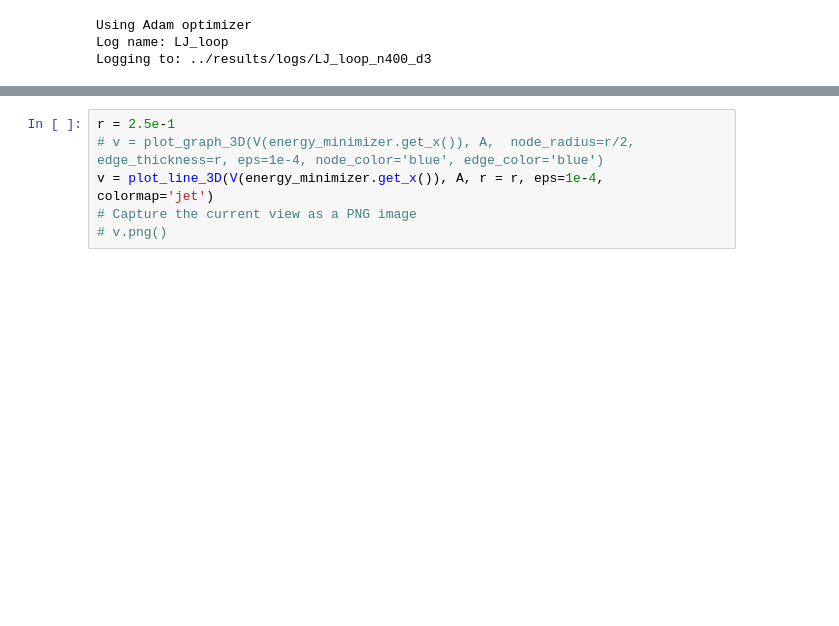
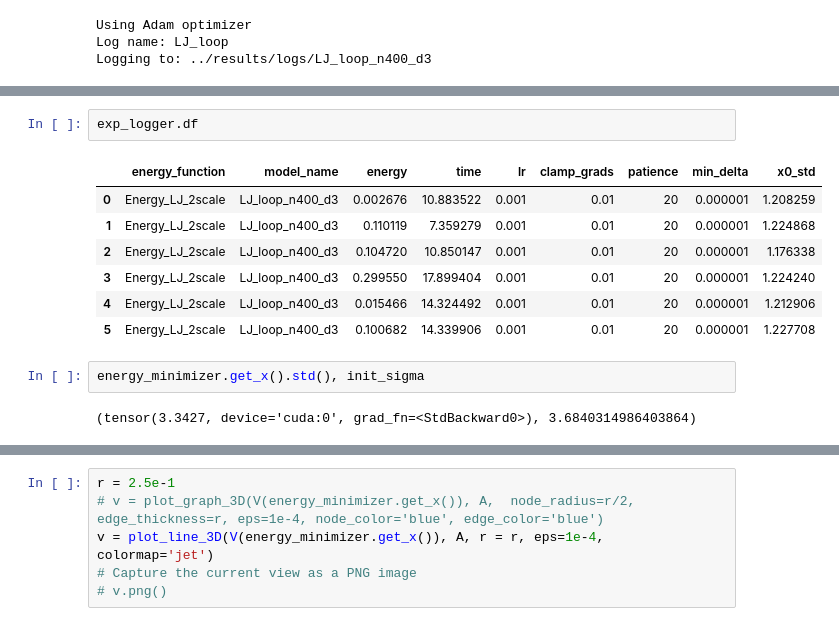
Before and after one commit to nimadehmamy/coarse_graining_reparam, a Jupyter notebook: experiments/CG_LJ_Loop1.ipynb, the cells around one changed output, grey strips where cells are left out. Saved outputs shown, nothing was run; the diff lists cells and outputs as text; blank space fills up the shorter version.

```diff
--- a/experiments/CG_LJ_Loop1.ipynb
+++ b/experiments/CG_LJ_Loop1.ipynb
@@ -124,0 +142,14 @@ v = plot_line_3D(V(energy_minimizer.get_x()), A, r = r, eps=1e-4, colormap='jet'
+# %%
+exp_logger.df
+# %% [output]
+|  | energy_function | model_name | energy | time | lr | clamp_grads | patience | min_delta | x0_std |
+| 0 | Energy_LJ_2scale | LJ_loop_n400_d3 | 0.002676 | 10.883522 | 0.001 | 0.01 | 20 | 0.000001 | 1.208259 |
+| 1 | Energy_LJ_2scale | LJ_loop_n400_d3 | 0.110119 | 7.359279 | 0.001 | 0.01 | 20 | 0.000001 | 1.224868 |
+| 2 | Energy_LJ_2scale | LJ_loop_n400_d3 | 0.104720 | 10.850147 | 0.001 | 0.01 | 20 | 0.000001 | 1.176338 |
+| 3 | Energy_LJ_2scale | LJ_loop_n400_d3 | 0.299550 | 17.899404 | 0.001 | 0.01 | 20 | 0.000001 | 1.224240 |
+| 4 | Energy_LJ_2scale | LJ_loop_n400_d3 | 0.015466 | 14.324492 | 0.001 | 0.01 | 20 | 0.000001 | 1.212906 |
+| 5 | Energy_LJ_2scale | LJ_loop_n400_d3 | 0.100682 | 14.339906 | 0.001 | 0.01 | 20 | 0.000001 | 1.227708 |
+# %%
+energy_minimizer.get_x().std(), init_sigma
+# %% [output]
+(tensor(3.3427, device='cuda:0', grad_fn=<StdBackward0>), 3.6840314986403864)
```
Also changed, not shown: parts of 12 cells of this notebook, 11 other files.
